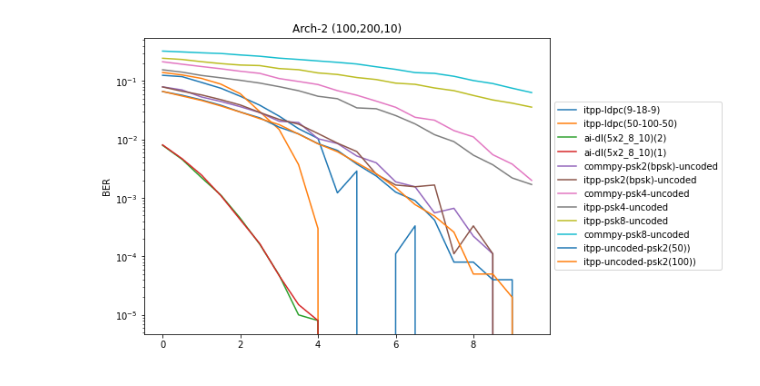
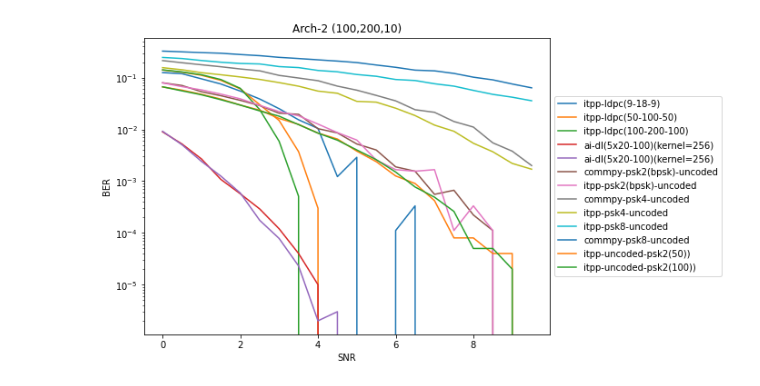
Before and after one commit to iamviji/project, a Jupyter notebook: Final/CNNAE_5x20_8_100.ipynb, the cells around one changed output. Drawn from its saved outputs; the diff is of its cells as text; code cells hidden in the pictures.

```diff
--- a/Final/CNNAE_5x20_8_100.ipynb
+++ b/Final/CNNAE_5x20_8_100.ipynb
@@ -82,6 +82,22 @@ ber_per_iter_uncoded_100_itpp_psk_2 = [1.3108e-01, 1.1509e-01, 1.0292e-01, 9.068
  0.0000e+00, 0.0000e+00, 0.0000e+00, 0.0000e+00]
 
 
+bler_per_iter_ldpc_100_200_itpp_psk_4 = [1.   , 1., 1., 1., 1., 1., 1., 1., 0.984, 0.8, 0.338, 0.077,
+ 0.006, 0., 0., 0., 0., 0., 0., 0., 0.   , 0. , 0.   , 0.,
+ 0.   , 0., 0., 0., 0., 0., 0., 0., 0.   , 0. , 0.   , 0.,
+ 0.   , 0., 0., 0., 0., 0., 0., 0., 0.   , 0. , 0.   , 0.,
+ 0.   , 0., 0., 0., 0., 0., 0., 0., 0.   , 0. , 0.   , 0.,
+ 0.   , 0., 0., 0. ]
+ber_per_iter_ldpc_100_200_itpp_psk_4 = [0.21407, 0.19966, 0.18519, 0.17217, 0.15746, 0.14123, 0.12889, 0.11378, 0.092,
+ 0.06216, 0.02413, 0.00589, 0.00051, 0.     , 0.     , 0.     , 0.     , 0.,
+ 0.     , 0.     , 0.     , 0.     , 0.     , 0.     , 0.     , 0.     , 0.,
+ 0.     , 0.     , 0.     , 0.     , 0.     , 0.     , 0.     , 0.     , 0.,
+ 0.     , 0.     , 0.     , 0.     , 0.     , 0.     , 0.     , 0.     , 0.,
+ 0.     , 0.     , 0.     , 0.     , 0.     , 0.     , 0.     , 0.     , 0.,
+ 0.     , 0.     , 0.     , 0.     , 0.     , 0.     , 0.     , 0.     , 0.,
+ 0.     ]
+
+
 import numpy as np #for numerical computing
 import matplotlib.pyplot as plt #for plotting functions
 from scipy.special import erfc
@@ -297,7 +313,7 @@ test_input_message_one_hot = to_categorical(y=test_input_message, num_classes=2*
 import keras
 autoencoder.compile(optimizer=keras.optimizers.Adam(),loss='sparse_categorical_crossentropy',metrics=['sparse_categorical_accuracy'])
 training_history1 = dict ()
-for snr in (numpy.arange (0, 10, SNR_STEP_SIZE)):
+for snr in (numpy.arange (0, 1, SNR_STEP_SIZE)):
   sigma = 1.0*Snr2Sigma (snr)
   snr_std = sigma
   print ("Training for SNR=", snr, " sigma=", sigma)
@@ -548,3 +573,8 @@ plt.legend(loc='center left', bbox_to_anchor=(1, 0.5))
+# %%
+test_input_message = numpy.random.randint(2**input_block_length, size=(int(NUM_OF_INPUT_MESSAGE/10),num_of_input_block,1))
+#print(test_input_message)
+test_input_message_one_hot = to_categorical(y=test_input_message, num_classes=2**input_block_length)
+#print(test_input_message_one_hot)
 # %%
 print (test_input_message_one_hot.shape)
 ber_per_iter_dl_tensor2, bler_per_iter_dl_tensor2, channel_out2  = get_block_onehot_ber_bler_of_model (numpy.arange (SNR_BEGIN, SNR_END, SNR_STEP_SIZE),
@@ -577,29 +643,31 @@ total_bit_error: 1120
 # %%
 import matplotlib.pyplot as plt
 %matplotlib inline
 snrs = numpy.arange (SNR_BEGIN, SNR_END, SNR_STEP_SIZE)
 fig, (ax1) = plt.subplots(1,1,figsize=(8,6))
 ax1.semilogy(snrs,ber_per_iter_ldpc_itpp_psk_4,'', label="itpp-ldpc(9-18-9)") # plot BER vs SNR
 ax1.semilogy(snrs,ber_per_iter_ldpc_50_100_itpp_psk_4[5:25],'', label="itpp-ldpc(50-100-50)") # plot BER vs SNR
-ax1.semilogy(snrs,ber_per_iter_dl_tensor2,'', label="ai-dl(5x2_8_10)(2)") # plot BER vs SNR
-ax1.semilogy(snrs,ber_per_iter_dl_tensor1,'', label="ai-dl(5x2_8_10)(1)") # plot BER vs SNR
+ax1.semilogy(snrs,ber_per_iter_ldpc_100_200_itpp_psk_4[5:25],'', label="itpp-ldpc(100-200-100)") # plot BER vs SNR
+ax1.semilogy(snrs,ber_per_iter_dl_tensor2,'', label="ai-dl(5x20-100)(kernel=256)") # plot BER vs SNR
+ax1.semilogy(snrs,ber_per_iter_dl_tensor1,'', label="ai-dl(5x20-100)(kernel=256)") # plot BER vs SNR
 ax1.semilogy(snrs,ber_per_iter_uncoded_commpy_psk_2,'', label="commpy-psk2(bpsk)-uncoded") # plot BER vs SNR
 ax1.semilogy(snrs,ber_per_iter_uncoded_itpp_psk_2,'', label="itpp-psk2(bpsk)-uncoded") # plot BER vs SNR
 ax1.semilogy(snrs,ber_per_iter_uncoded_commpy_psk_4,'', label="commpy-psk4-uncoded") # plot BER vs SNR
 ax1.semilogy(snrs,ber_per_iter_uncoded_itpp_psk_4,'', label="itpp-psk4-uncoded") # plot BER vs SNR
 #ax1.semilogy(snrs,ber_per_iter_ham_itpp_psk_4,'', label="itpp-ham(7,4)(input=8,channel=7)") # plot BER vs SNR
 ax1.semilogy(snrs,ber_per_iter_uncoded_itpp_psk_8,'', label="itpp-psk8-uncoded") # plot BER vs SNR
 ax1.semilogy(snrs,ber_per_iter_uncoded_commpy_psk_8,'', label="commpy-psk8-uncoded") # plot BER vs SNR
 ax1.semilogy(snrs,ber_per_iter_uncoded_50_itpp_psk_2[5:25],'', label="itpp-uncoded-psk2(50))") # plot BER vs SNR
 ax1.semilogy(snrs,ber_per_iter_uncoded_100_itpp_psk_2[5:25],'', label="itpp-uncoded-psk2(100))") # plot BER vs SNR
 #ax1.semilogy(snrs,PSK_2_BER_theory[0:20],'', label="psk2-theory") # plot BER vs SNR
 #ax1.semilogy(snrs,PSK_4_BER_theory[0:20],'', label="psk4-theory") # plot BER vs SNR
 #ax1.semilogy(snrs,PSK_8_BER_theory[0:20],'', label="psk8-theory") # plot BER vs SNR
 ax1.set_ylabel('BER')
+ax1.set_xlabel('SNR')
 ax1.set_title('Arch-2 ({},{},{})'.format(input_message_length,2*input_message_length, channel_size))
 plt.savefig('ldpc_ber_{}_{}.png'.format(2*channel_size,input_message_length))
 #plt.legend ()
 plt.legend(loc='center left', bbox_to_anchor=(1, 0.5))
 plt.show()
 # %% [output]
-[figure, old version]
+[figure, new version]
```
Also changed, not shown: parts of 13 cells of this notebook.
